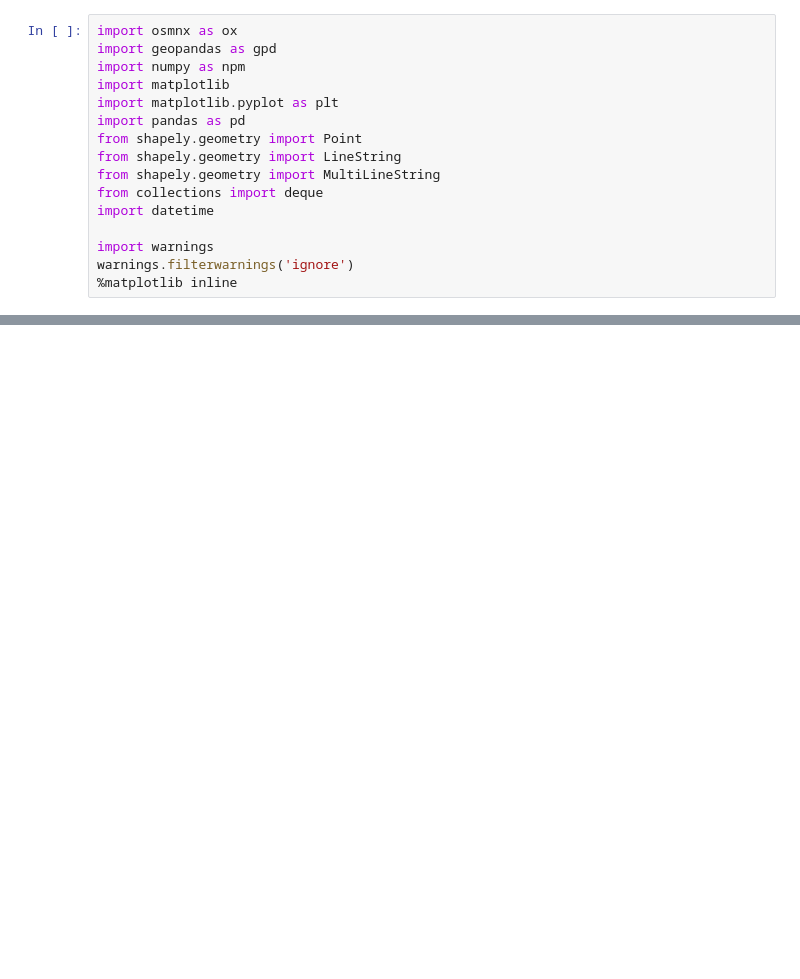
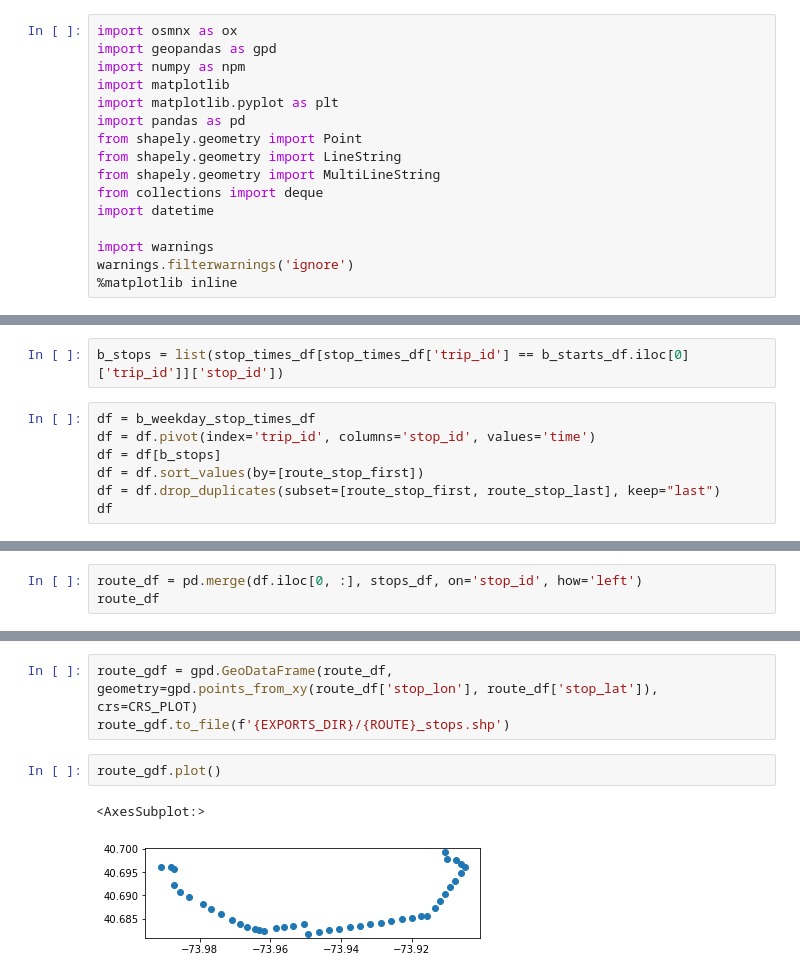
Before and after one commit to cpcarey/nyu-cusp-mlc-bus, a Jupyter notebook: notebooks/group_schedules.ipynb, the cells around one changed output, grey strips where cells are left out. Drawn from its saved outputs; the diff is of its cells as text; blank space fills up the shorter version.

```diff
--- a/notebooks/group_schedules.ipynb
+++ b/notebooks/group_schedules.ipynb
@@ -166,0 +171,9 @@ df
+# %%
+b_stops = list(stop_times_df[stop_times_df['trip_id'] == b_starts_df.iloc[0]['trip_id']]['stop_id'])
+# %%
+df = b_weekday_stop_times_df
+df = df.pivot(index='trip_id', columns='stop_id', values='time')
+df = df[b_stops]
+df = df.sort_values(by=[route_stop_first])
+df = df.drop_duplicates(subset=[route_stop_first, route_stop_last], keep="last")
+df
@@ -166,0 +197,3 @@ df
+# %%
+route_df = pd.merge(df.iloc[0, :], stops_df, on='stop_id', how='left')
+route_df
@@ -166,0 +218,8 @@ df
+# %%
+route_gdf = gpd.GeoDataFrame(route_df, geometry=gpd.points_from_xy(route_df['stop_lon'], route_df['stop_lat']), crs=CRS_PLOT)
+route_gdf.to_file(f'{EXPORTS_DIR}/{ROUTE}_stops.shp')
+# %%
+route_gdf.plot()
+# %% [output]
+<AxesSubplot:>
+[figure, added]
```
Also changed, not shown: parts of 32 cells of this notebook, 2 other files.
